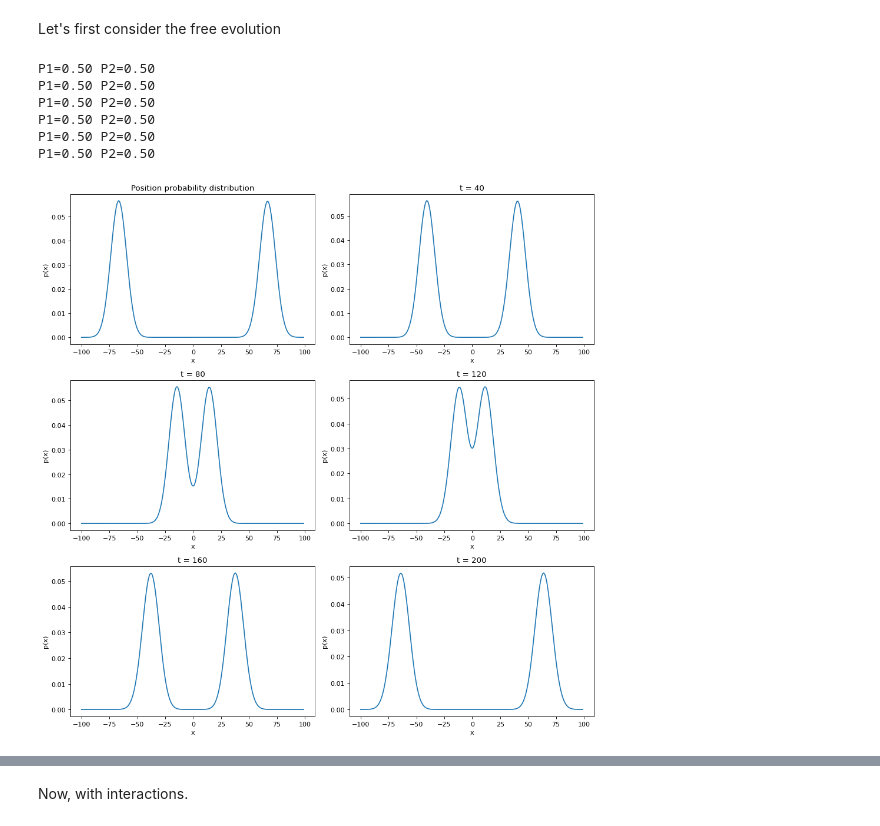
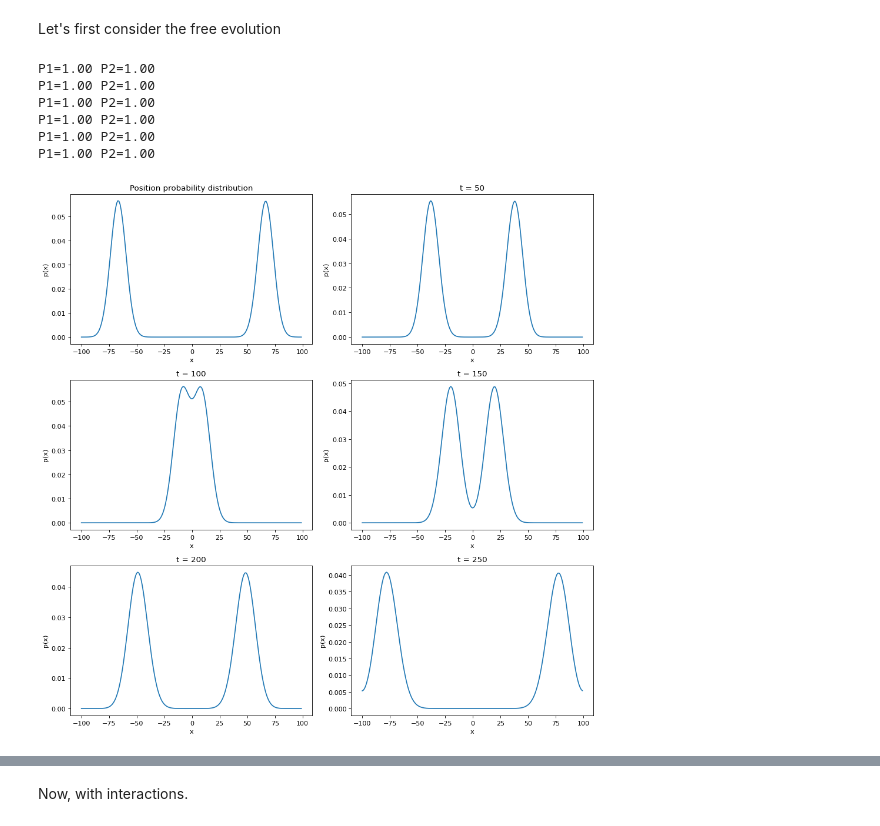
Before and after one commit to af-rotundo/qca, a Jupyter notebook: jupyter/thirring.ipynb, the cells around one changed output, grey strips where cells are left out. Cells and saved outputs as stored; diff of their text form; code cells hidden in the pictures.

```diff
--- a/jupyter/thirring.ipynb
+++ b/jupyter/thirring.ipynb
@@ -51,33 +54,34 @@ Wall time: 13.1 ms
 # %% [markdown]
 Let's first consider the free evolution
+# %%
+k0 = np.pi/4
+k0s = [k0, -k0]
+x0s = [-2*L/3, 2*L/3]
+sigma_k_s = 2*[0.1]
+signs = [1,1]
+n_steps = 5
+step = 50
 # %%
-k0 = np.pi/3
-k0s = [k0, -k0]
-x0s = [-2*L/3, 2*L/3]
-sigma_k_s = 2*[0.1]
-signs = 2*[1]
 qca.psi = qca.in_state(k0s, x0s, sigma_k_s, signs)
 fig = plt.figure(figsize=(12, 12), dpi=80)
 fig.add_subplot(3, 2, 1)
 plt.title(f't = 0')
-n_steps = 5
-step = 40
 plot_px(qca)
 for i in range(n_steps):
     qca.evolve(step)
     fig.add_subplot(3, 2, i+2)
     plot_px(qca)
     plt.title(f't = {step*(i+1)}')
 fig.tight_layout()
 plt.show()
 # %% [output]
-P1=0.50 P2=0.50
-P1=0.50 P2=0.50
-P1=0.50 P2=0.50
-P1=0.50 P2=0.50
-P1=0.50 P2=0.50
-P1=0.50 P2=0.50
+P1=1.00 P2=1.00
+P1=1.00 P2=1.00
+P1=1.00 P2=1.00
+P1=1.00 P2=1.00
+P1=1.00 P2=1.00
+P1=1.00 P2=1.00
-[figure, old version]
+[figure, new version]
 # %%
 qca.psi = qca.in_state(k0s, x0s, sigma_k_s, signs)
 fig = plt.figure(figsize=(12, 12), dpi=80)
```
Also changed, not shown: parts of 10 cells of this notebook, 9 other files.
